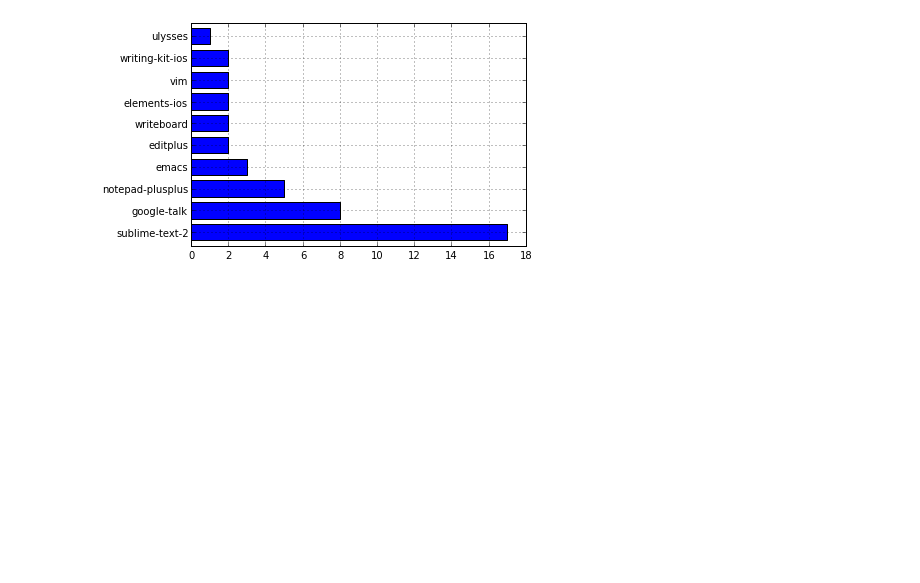
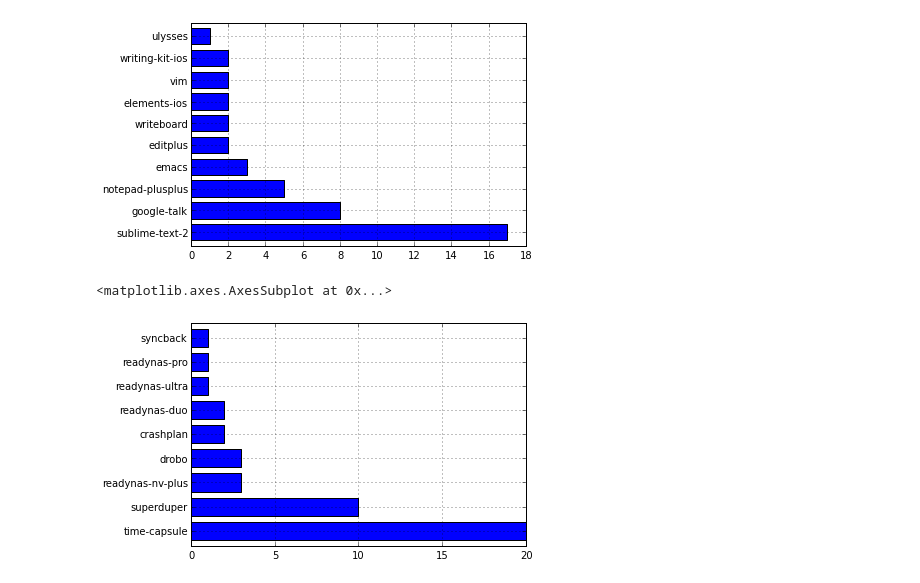
Before and after one commit to becomingGuru/usesthis_analysis, a Jupyter notebook: analysis3.ipynb, the cells around one changed output. Drawn from its saved outputs; the diff is of its cells as text; code cells hidden in the pictures; blank space fills up the shorter version.

Commit message:
More graphs

```diff
--- a/analysis3.ipynb
+++ b/analysis3.ipynb
@@ -338,3 +286,8 @@ user_wares.ix[user_wares.description.str.contains('text')].title.value_counts()[
 # %% [output]
 <matplotlib.axes.AxesSubplot at 0x...>
 [figure]
+# %%
+user_wares.ix[user_wares.description.str.contains('backup')].title.value_counts()[:10].plot(kind='barh')
+# %% [output]
+<matplotlib.axes.AxesSubplot at 0x...>
+[figure, added]
```
Also changed, not shown: parts of 11 cells of this notebook.
